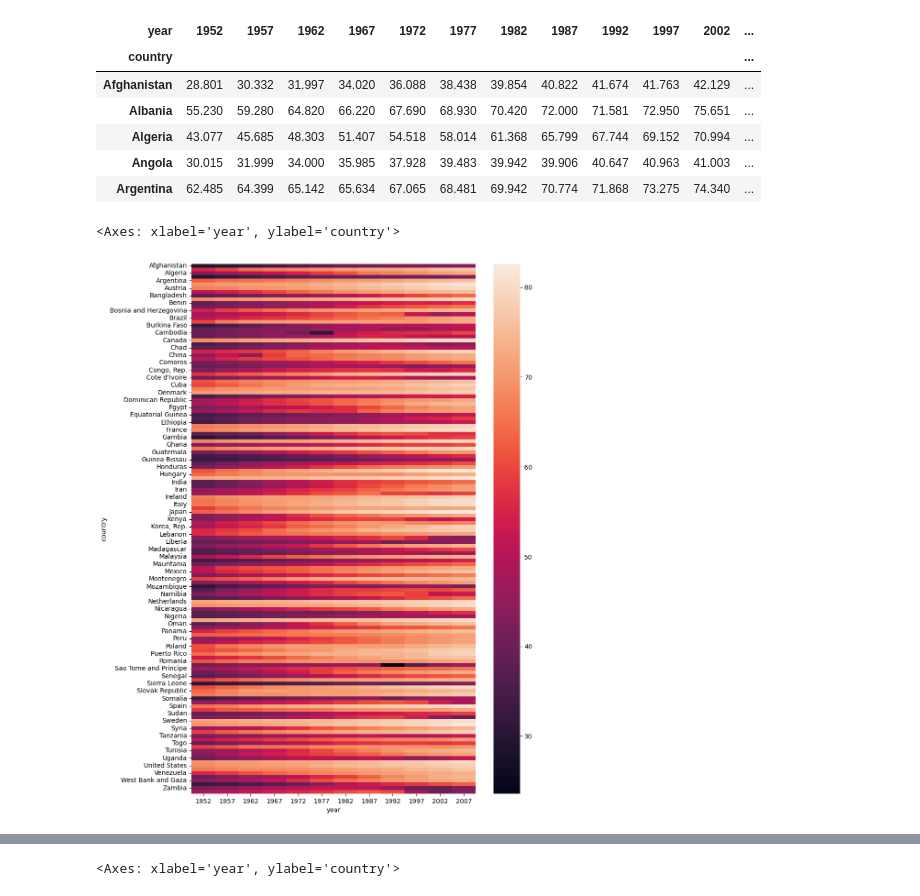
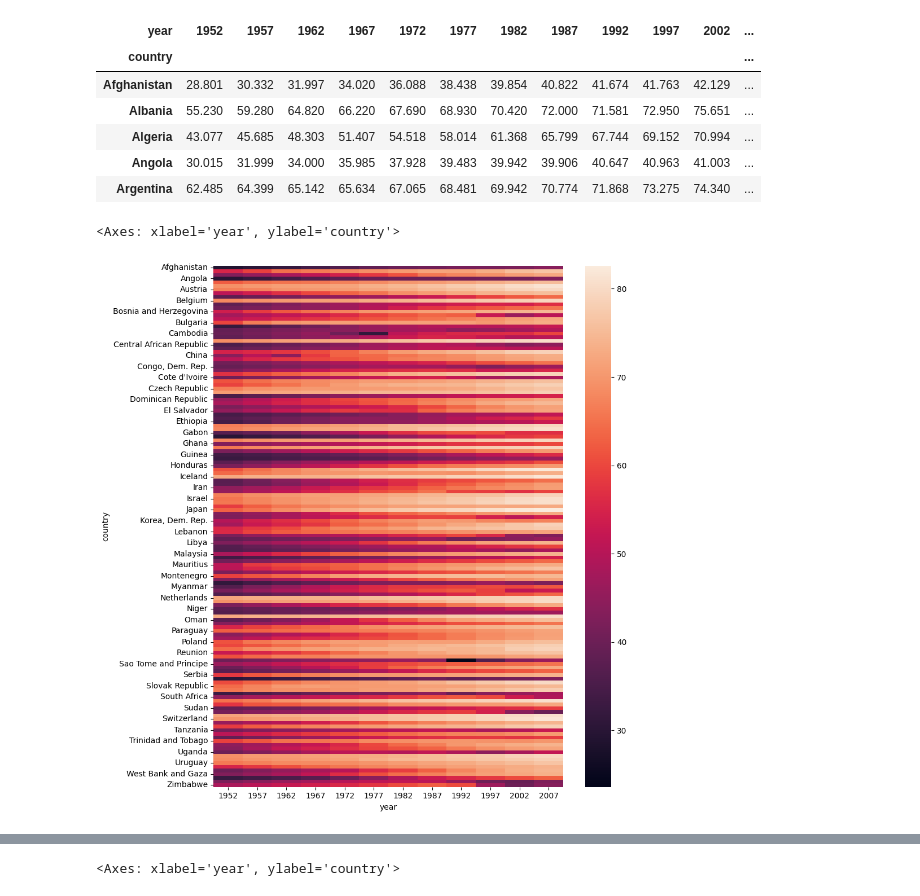
Before and after one commit to utkarshchouhan-dev/Python-Libraries, a Jupyter notebook: Seaborn/seaborn1.ipynb, the cells around one changed output, grey strips where cells are left out. Drawn from its saved outputs; the diff is of its cells as text; code cells hidden in the pictures.

```diff
--- a/Seaborn/seaborn1.ipynb
+++ b/Seaborn/seaborn1.ipynb
@@ -339,11 +339,11 @@ temp_df.head()
 | Argentina | 62.485 | 64.399 | 65.142 | 65.634 | 67.065 | 68.481 | 69.942 | 70.774 | 71.868 | 73.275 | 74.340 | ... |
 # %%
 # heatmap only has an axes level function
-plt.figure(figsize=(10,15))
+plt.figure(figsize=(10,12))
 sns.heatmap(temp_df)
 # %% [output]
 <Axes: xlabel='year', ylabel='country'>
-[figure, old version]
+[figure, new version]
 # %%
 # annot parameter - to see the value as well
 
```
Also changed, not shown: parts of 1 cell of this notebook, 1 other file.
